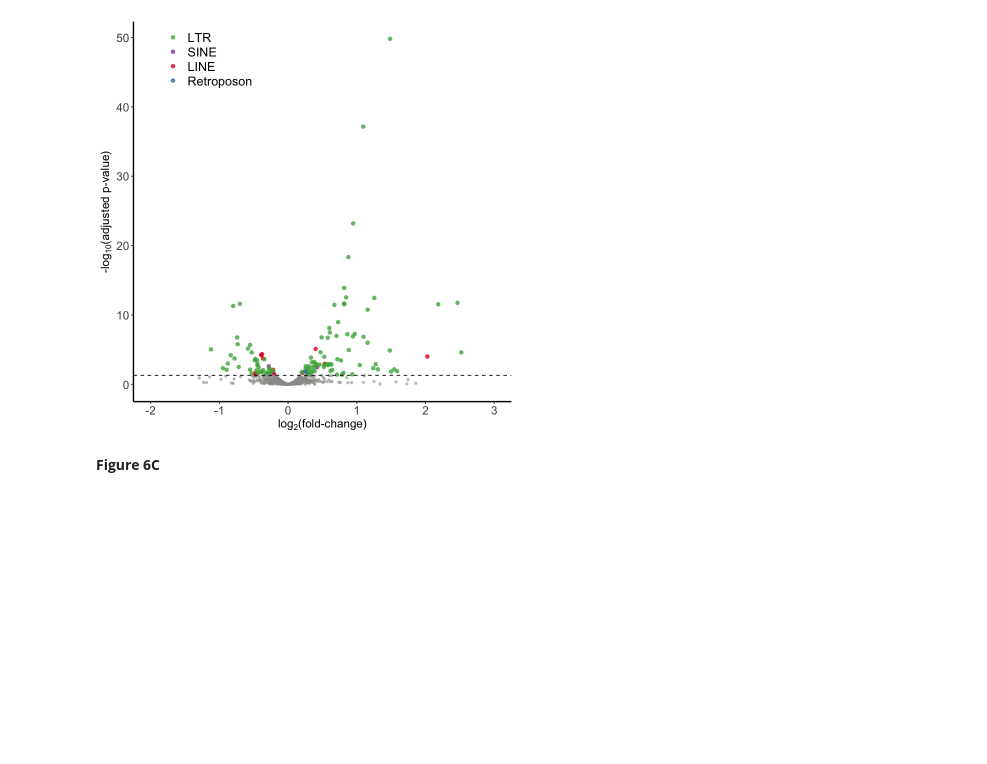
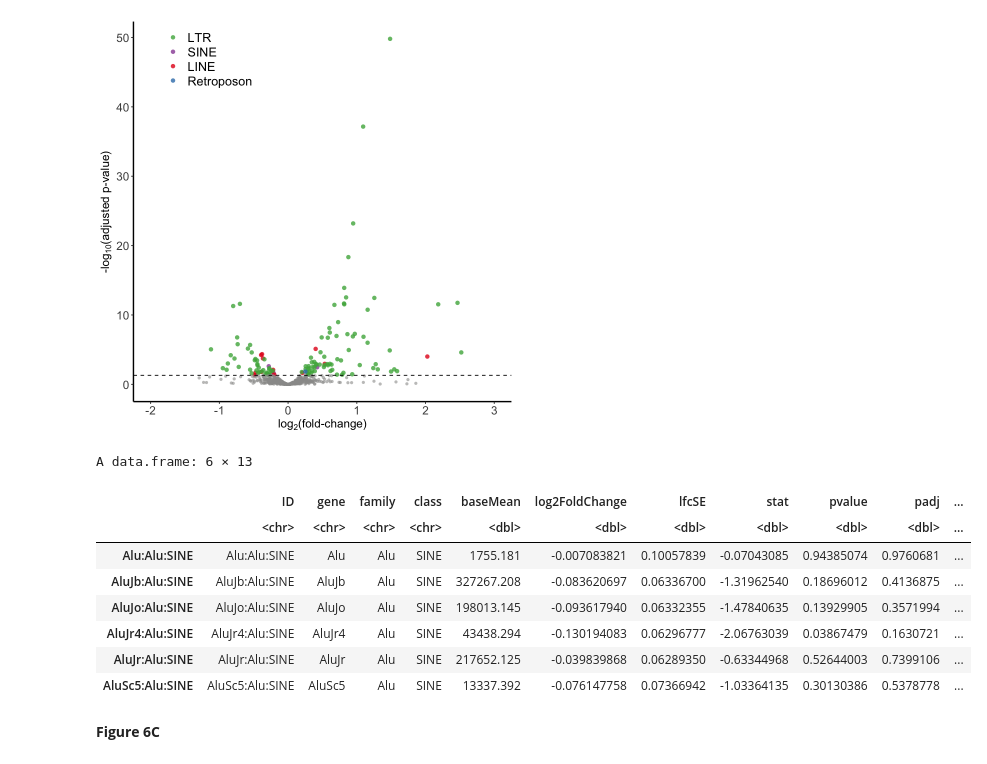
Before and after one commit to meyer-lab-cshl/transcriptomic-diversity-human-mTECs, a Jupyter notebook: Figures/Figure6.ipynb, the cells around one changed output. Cells and saved outputs as stored; diff of their text form; code cells hidden in the pictures; blank space fills up the shorter version.

```diff
--- a/Figures/Figure6.ipynb
+++ b/Figures/Figure6.ipynb
@@ -311,6 +329,18 @@ volcano_plot + theme_bw() + theme(plot.title = element_text(face = 'bold', size
 Warning message:
 “`guides(<scale> = FALSE)` is deprecated. Please use `guides(<scale> = "none")` instead.”
 [figure]
+# %%
+head(results_df_transcripts_ERE)
+# %% [output]
+A data.frame: 6 × 13
+|  | ID | gene | family | class | baseMean | log2FoldChange | lfcSE | stat | pvalue | padj | ... |
+|  | <chr> | <chr> | <chr> | <chr> | <dbl> | <dbl> | <dbl> | <dbl> | <dbl> | <dbl> | ... |
+| Alu:Alu:SINE | Alu:Alu:SINE | Alu | Alu | SINE | 1755.181 | -0.007083821 | 0.10057839 | -0.07043085 | 0.94385074 | 0.9760681 | ... |
+| AluJb:Alu:SINE | AluJb:Alu:SINE | AluJb | Alu | SINE | 327267.208 | -0.083620697 | 0.06336700 | -1.31962540 | 0.18696012 | 0.4136875 | ... |
+| AluJo:Alu:SINE | AluJo:Alu:SINE | AluJo | Alu | SINE | 198013.145 | -0.093617940 | 0.06332355 | -1.47840635 | 0.13929905 | 0.3571994 | ... |
+| AluJr4:Alu:SINE | AluJr4:Alu:SINE | AluJr4 | Alu | SINE | 43438.294 | -0.130194083 | 0.06296777 | -2.06763039 | 0.03867479 | 0.1630721 | ... |
+| AluJr:Alu:SINE | AluJr:Alu:SINE | AluJr | Alu | SINE | 217652.125 | -0.039839868 | 0.06289350 | -0.63344968 | 0.52644003 | 0.7399106 | ... |
+| AluSc5:Alu:SINE | AluSc5:Alu:SINE | AluSc5 | Alu | SINE | 13337.392 | -0.076147758 | 0.07366942 | -1.03364135 | 0.30130386 | 0.5378778 | ... |
 # %% [markdown]
 **Figure 6C**
 # %%
```
Also changed, not shown: parts of 4 cells of this notebook, 3 other files.
